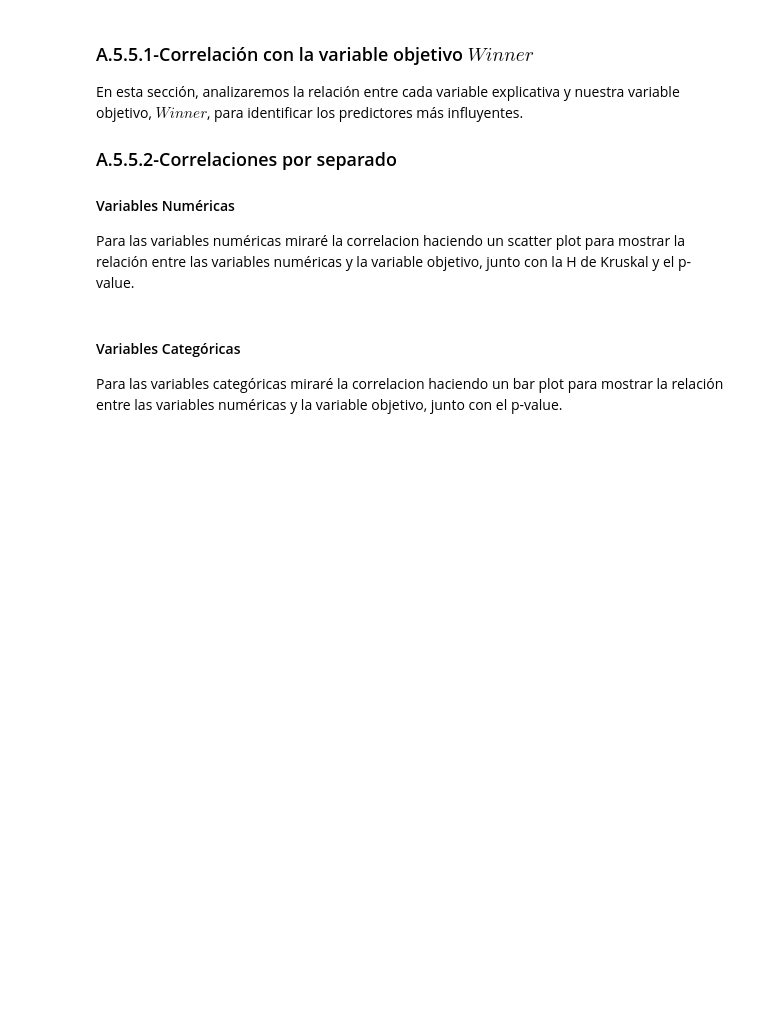
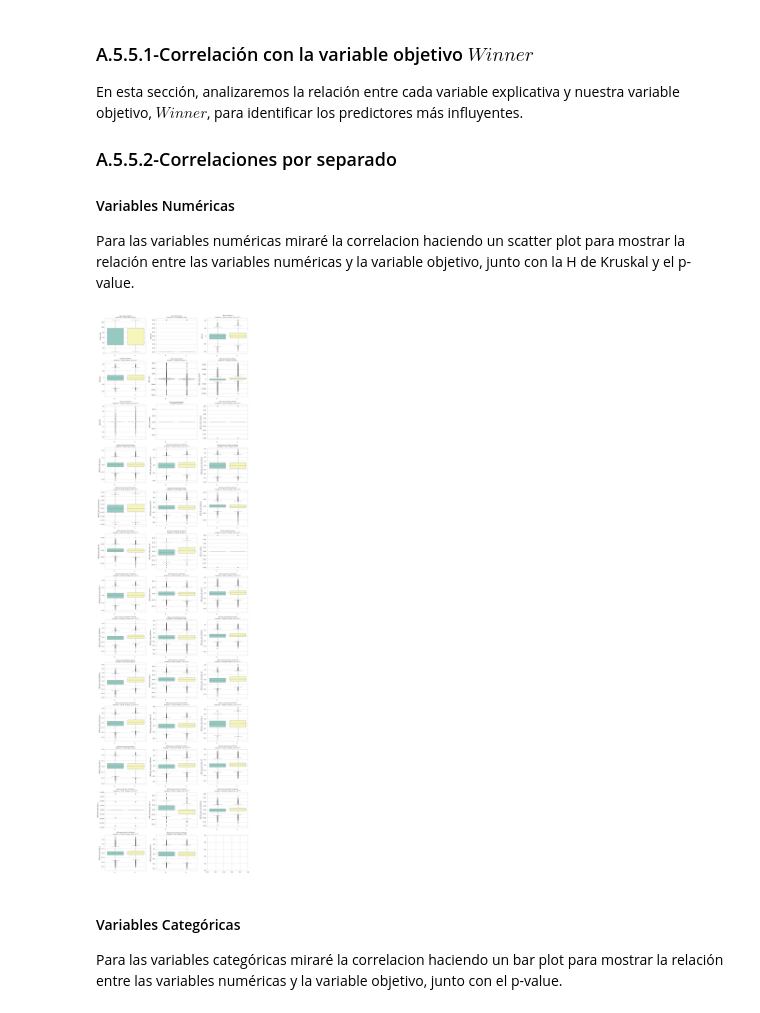
Before and after one commit to Sterrysx/Tennis-ML-APA, a Jupyter notebook: notebooks/01_preprocesado.ipynb, the cells around one changed output. Saved outputs shown, nothing was run; the diff lists cells and outputs as text; code cells hidden in the pictures; blank space fills up the shorter version.

```diff
--- a/notebooks/01_preprocesado.ipynb
+++ b/notebooks/01_preprocesado.ipynb
@@ -1542,0 +1820,13 @@ tennis = tennis_final
+# %%
+# 1. ELIMINAR LEAKAGE (Obligatorio)
+cols_to_drop = ['n_sets', 'total_tb', 'p1_tb_won', 'p2_tb_won']
+
+# 2. ELIMINAR RUIDO / REDUNDANTES (Recomendado)
+# 'match_num' suele sobrar si tienes 'round'.
+# 'seed' suele sobrar si tienes 'is_seeded' y 'rank'.
+cols_to_drop += ['match_num', 'p1_seed', 'p2_seed']
+
+# Aplicar borrado
+tennis_clean = tennis.drop(columns=cols_to_drop, errors='ignore')
+
+print(f"Dimensiones finales listas para ML: {tennis_clean.shape}")
@@ -1560,9 +1891,9 @@ tennis_test  = tennis[tennis['year'] > corte].copy()
 
 # 4. Eliminar la columna auxiliar 'year' y 'tourney_date' SI YA NO LAS QUIERES
 # (Ahora sí podemos borrarlas porque ya sirvieron para separar)
-cols_to_drop = ['year', 'tourney_date']
-# train.drop(columns=cols_to_drop, inplace=True) # Descomenta si quieres borrarlas ya
-# test.drop(columns=cols_to_drop, inplace=True)
+cols_to_drop = ['year']
+tennis_train.drop(columns=cols_to_drop, inplace=True) # Descomenta si quieres borrarlas ya
+tennis_test.drop(columns=cols_to_drop, inplace=True)
 
 # --- VERIFICACIÓN ---
 print(f"--- Dimensiones ---")
@@ -1684,33 +2040,45 @@ En esta sección, analizaremos la relación entre cada variable explicativa y nu
 Para las variables numéricas miraré la correlacion haciendo un scatter plot para mostrar la relación entre las variables numéricas y la variable objetivo, junto con la H de Kruskal y el p-value.
 # %%
 n_rows = math.ceil(len(numerical_features) / 3)
-fig, axes = plt.subplots(3, 3, figsize=(18, n_rows * 5))
+fig, axes = plt.subplots(n_rows, 3, figsize=(18, n_rows * 5))
 order = tennis_train[target].value_counts().index.tolist()
 n_cat = len(order)
 palette = sns.color_palette("Set3", n_colors=n_cat)
 
 for ax, var in zip(axes.flatten(), numerical_features):
 
     sns.boxplot(x=target, y=var, data=tennis_train, order=order,
                 hue=target, dodge=False, palette=palette, ax=ax)
 
     if ax.get_legend() is not None:
         ax.legend_.remove()
 
     ax.set_xlabel('')
     ax.set_ylabel(var)
     plt.setp(ax.get_xticklabels(), rotation=45, ha='right')
 
     groups = [g[var].dropna().values for _, g in tennis_train.groupby(target)]
+
+    # Verificar que hay grupos válidos Y que hay variabilidad
     if all(len(g) > 0 for g in groups):
-        h, p = stats.kruskal(*groups)
-        p_str = format_pval(p)
-        ax.set_title(f"{var} by {target}\nKruskal H = {h:.2f}, P-Value: {p_str}", fontsize=10)
+        # Comprobar si hay variabilidad (no todos los valores son iguales)
+        all_values = np.concatenate(groups)
+        if len(np.unique(all_values)) > 1:  # Más de un valor único
+            try:
+                h, p = stats.kruskal(*groups)
+                p_str = format_pval(p)
+                ax.set_title(f"{var} by {target}\nKruskal H = {h:.2f}, P-Value: {p_str}", fontsize=10)
+            except ValueError:
+                ax.set_title(f"{var} by {target}\n(No hay variabilidad suficiente)", fontsize=10)
+        else:
+            ax.set_title(f"{var} by {target}\n(Variable constante)", fontsize=10)
     else:
         ax.set_title(f"{var} by {target}", fontsize=10)
 
 plt.tight_layout()
 plt.show()
+# %% [output]
+[figure, added]
 # %% [markdown]
 #### Variables Categóricas
 
```
Also changed, not shown: parts of 18 cells of this notebook, 3 other files.
